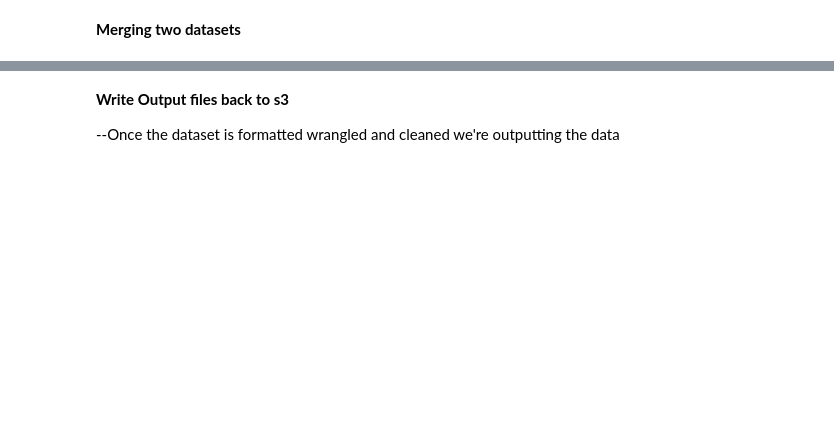
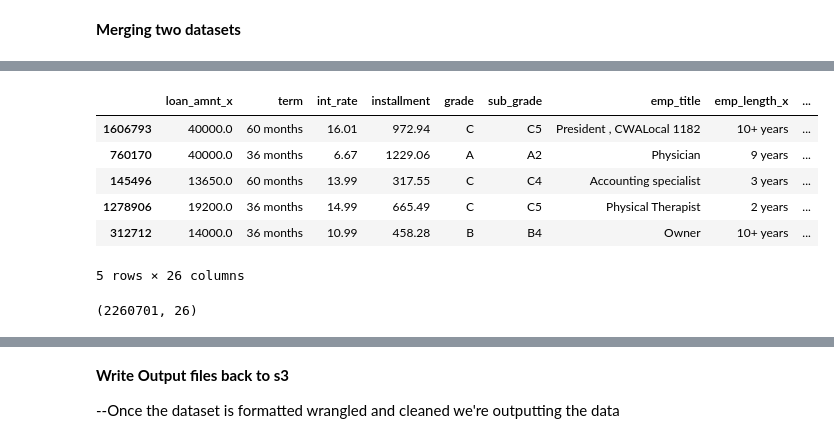
Before and after one commit to davisdw/Lending_Club_Loan_Prediction_Analysis, a Jupyter notebook: pyspark_data_load.ipynb, the cells around one changed output, grey strips where cells are left out. Drawn from its saved outputs; the diff is of its cells as text; code cells hidden in the pictures; blank space fills up the shorter version.

```diff
--- a/pyspark_data_load.ipynb
+++ b/pyspark_data_load.ipynb
@@ -149,4 +340,12 @@ clean_reject_df['is_approve'] = np.where(...) # insert condition and set 1 as Fa
 # %%
 # Joined both datasets together, "concat" using join inner on "loan_request_id" column
-joined_loan_df = pd.merge(clean_accept_df, clean_reject_df)
-joined_loan_df.head()
+joined_loan_df = pd.merge(clean_accept_df, clean_reject_df, on='loan_app_id', how='inner')
+joined_loan_df.sample(n=5)
+# %% [output]
+|  | loan_amnt_x | term | int_rate | installment | grade | sub_grade | emp_title | emp_length_x | ... |
+| 1606793 | 40000.0 | 60 months | 16.01 | 972.94 | C | C5 | President , CWALocal 1182 | 10+ years | ... |
+| 760170 | 40000.0 | 36 months | 6.67 | 1229.06 | A | A2 | Physician | 9 years | ... |
+| 145496 | 13650.0 | 60 months | 13.99 | 317.55 | C | C4 | Accounting specialist | 3 years | ... |
+| 1278906 | 19200.0 | 36 months | 14.99 | 665.49 | C | C5 | Physical Therapist | 2 years | ... |
+| 312712 | 14000.0 | 36 months | 10.99 | 458.28 | B | B4 | Owner | 10+ years | ... |
+5 rows × 26 columns
@@ -155,0 +352,5 @@ joined_loan_df['loan_app_id'] = range(1, len(clean_reject_df) + 1)
+# %%
+# checked the combined dataframe shape for total of rows and columns
+joined_loan_df.shape
+# %% [output]
+(2260701, 26)
```
Also changed, not shown: parts of 29 cells of this notebook.
